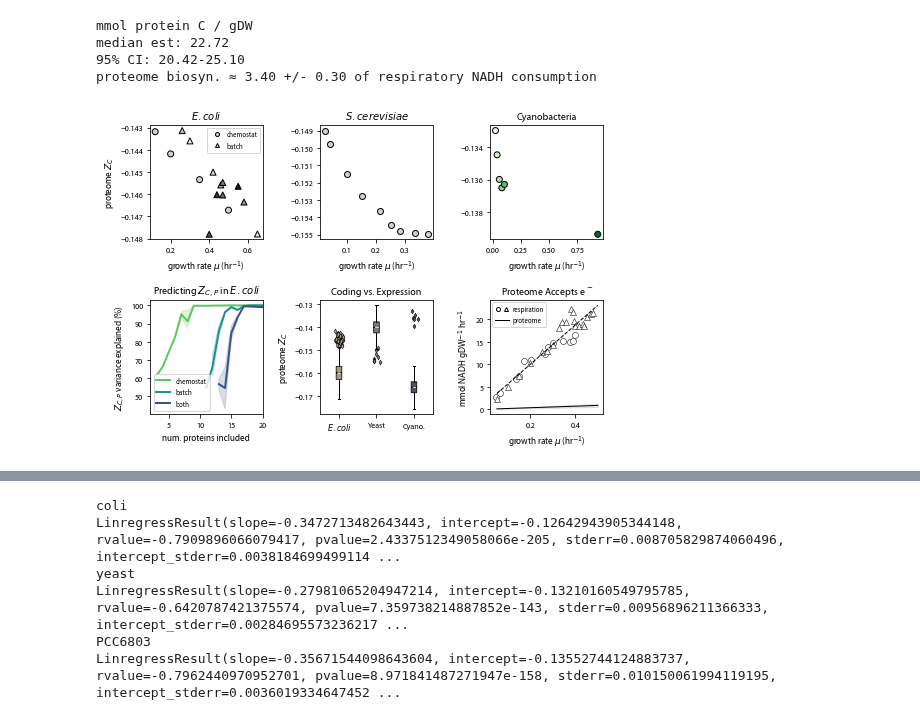
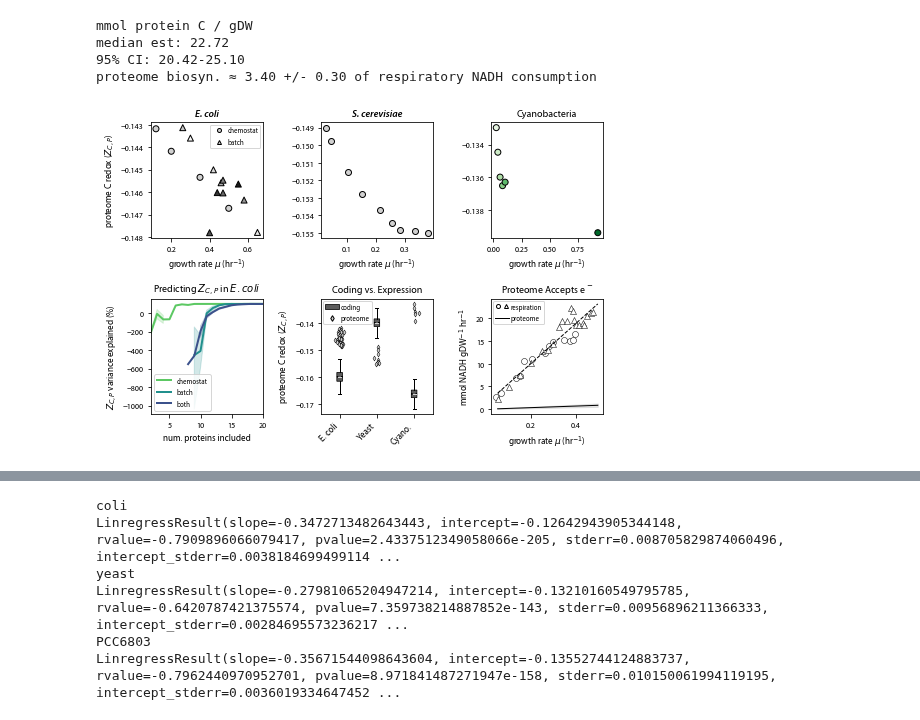
Before and after one commit to flamholz/redox-proteome, a Jupyter notebook: notebooks/AllFigures.ipynb, the cells around one changed output, grey strips where cells are left out. Drawn from its saved outputs; the diff is of its cells as text; code cells hidden in the pictures.

```diff
--- a/notebooks/AllFigures.ipynb
+++ b/notebooks/AllFigures.ipynb
@@ -22,6 +22,8 @@ long_nosc_df = pd.read_csv('../data/genomes/all_ref_prot_NOSC.csv')
 aa_nosc_df = pd.read_csv('../data/aa_nosc.csv')
 
 # Reading the monte-carlo samples of proteome NOSC per-genome.
+unweighted_nosc_est_df = pd.read_csv('../data/genomes/all_ref_prot_NOSC_unweighted_monte_carlo_samples.csv')
+
 # These are "weighted" i.e. allowing for 5 order of variation in expression.
 weighted_nosc_est_df = pd.read_csv('../data/genomes/all_ref_prot_NOSC_weighted_monte_carlo_samples.csv')
 
@@ -64,10 +66,13 @@ mask = np.logical_and(coli_data.condition.isin(mm_conds),
                       coli_data.dataset == 'schmidt_2016')
 coli_schmidt_batch = coli_data[mask].copy()
 # %%
+##### Figure 2 -- proteins expressed during faster growth are more reduced
+
 fig, axs = plt.subplots(ncols=3, nrows=2, figsize=(7.24,5))
 pal = sns.color_palette()
 greys = sns.color_palette('Greys')
 
+# E. coli proteomes from Schmidt 2016
 plt.sca(axs[0,0])
 sns.scatterplot(data=coli_schmidt_chemostat, x='growth_rate_hr', y='proteome_NOSC',
                 style='dataset', markers='o', edgecolor='k', color=greys[1], linewidth=1,
@@ -77,8 +82,8 @@ sns.scatterplot(data=coli_schmidt_batch, x='growth_rate_hr', y='proteome_NOSC',
                 hue='condition', palette=sns.color_palette('Greys', n_colors=n_conds_batch),
                 style='dataset', markers='^', edgecolor='k', color=greys[1], linewidth=1,
                 legend=False)
-plt.title('$E. coli$')
-plt.ylabel('proteome $Z_C$')
+plt.title('E. coli', style='italic')
+plt.ylabel('proteome C redox ($Z_{C,P}$)')
 plt.xlabel('growth rate $\mu$ (hr$^{-1}$)')
 
 legend_elements = [Line2D([0], [0], marker='o', color='w', label='chemostat',
@@ -88,17 +93,19 @@ legend_elements = [Line2D([0], [0], marker='o', color='w', label='chemostat',
                           markerfacecolor=greys[1], markeredgecolor='k',
                           linewidth=1, markersize=4)]
 plt.gca().legend(handles=legend_elements, loc=1,
-                 handletextpad=0.4, borderaxespad=0.3)
+                 handletextpad=0.2, borderaxespad=0.3, borderpad=0.3)
 
+# S. cerevisiae proteome data from Xia 2016
 plt.sca(axs[0,1])
 sns.scatterplot(data=yeast_data, x='growth_rate_hr', y='proteome_NOSC',
                 edgecolor='k', color=greys[1], linewidth=1)
-plt.title('$S. cerevisiae$')
+plt.title('S. cerevisiae', style='italic')
 plt.xlabel('growth rate $\mu$ (hr$^{-1}$)')
 plt.ylabel('')
 
+# Cyanobacterial proteome data from Zavrel 2019
 plt.sca(axs[0,2])
-# color by light intensity?
+# Color by light intensity
 n_intensities = cyano_data.red_light_intensity_uE_m_s.unique().size
 sns.scatterplot(data=cyano_data, x='growth_rate_hr', y='proteome_NOSC',
                 edgecolor='k', color=greys[1], linewidth=1,
@@ -109,15 +116,17 @@ plt.title('Cyanobacteria')
 plt.ylabel('')
 plt.xlabel('growth rate $\mu$ (hr$^{-1}$)')
 
-# Regression analysis for E. coli
+# Z_C,P regression analysis for E. coli proteomes indicates a "diffuse" effect
 plt.sca(axs[1,0])
 
 # Read in the output of the lasso regression analysis
 lasso_res = pd.read_csv('../data/proteomes/Coli/Schmidt_lasso_regression.csv')
-lasso_res['var_explained_pct'] = 100*lasso_res.var_explained
-mask = lasso_res.conditions_included != 'all'
+lasso_res['var_explained_pct'] = 100*lasso_res.r2
+mask = np.logical_and(
+    lasso_res.var_explained_pct > 0,
+    lasso_res.conditions_included != 'all')
 
-sns.lineplot(data=lasso_res[mask], x='n_proteins', y='var_explained_pct', hue='conditions_included',
+sns.lineplot(data=lasso_res[mask], x='number_nonzero', y='var_explained_pct', hue='conditions_included',
              palette='viridis_r')
 
 plt.xlim(2, 20)
@@ -126,37 +135,49 @@ plt.xlabel('num. proteins included')
 plt.ylabel('$Z_{C,P}$ variance explained (%)')
 plt.title('Predicting $Z_{C,P}$ in $E. coli$')
 
+# Coding sequences are not a good predictor of $Z_{C,P}$ in general
+# Systematic deviations from coding sequences whose direction depends on the species.
 plt.sca(axs[1,1])
+
+# First block the values attained by subsampling the coding sequences
 order = 'coli,yeast,PCC6803'.split(',')
-labels = dict(coli='$E. coli$', yeast='Yeast', PCC6803='Cyano.')
-pal = sns.color_palette('cividis_r', n_colors=len(order), desat=0.4)
+labels = dict(coli='E. coli', yeast='Yeast', PCC6803='Cyano.')
 for i, org in enumerate(order):
-    samples = weighted_nosc_est_df[weighted_nosc_est_df.organism == org].NOSC.values
-    plt.boxplot(samples, positions=[i], notch=True, showfliers=False, showmeans=False,
-                patch_artist=True, boxprops=dict(facecolor=pal[i], linewidth=0.75), medianprops=dict(color=greys[1]))
+    samples = unweighted_nosc_est_df[unweighted_nosc_est_df.organism == org].NOSC.values
+    bp = plt.boxplot(samples, positions=[i], notch=True, showfliers=False, showmeans=False,
+                     patch_artist=True, boxprops=dict(facecolor=greys[-2], linewidth=0.75),
+                     medianprops=dict(color=greys[1]))
 
-# plot range of coli measurements
+# plot range of coli proteome measurements
 coli_vals = coli_data.proteome_NOSC.values
 xs = np.zeros(coli_vals.size) + np.random.normal(0, 0.05, coli_vals.size)
-plt.scatter(xs, coli_vals, marker='d', color=pal[0], edgecolors='k',
+plt.scatter(xs, coli_vals, marker='d', color=greys[1], edgecolors='k',
             s=12, linewidths=0.5)
 
-# plot range of yeast measurements
+# plot range of yeast proteome measurements
 yeast_vals = yeast_data.proteome_NOSC.values
 xs = np.ones(yeast_vals.size) + np.random.normal(0, 0.05, yeast_vals.size)
-plt.scatter(xs, yeast_vals, marker='d', color=pal[1], edgecolors='k',
+plt.scatter(xs, yeast_vals, marker='d', color=greys[1], edgecolors='k',
             s=12, linewidths=0.5)
 
 # plot range of cyano measurements
 cyano_vals = cyano_data.proteome_NOSC.values
 xs = np.ones(cyano_vals.size)*2 + np.random.normal(0, 0.05, cyano_vals.size)
-plt.scatter(xs, cyano_vals, marker='d', color=pal[2], edgecolors='k',
+plt.scatter(xs, cyano_vals, marker='d', color=greys[1], edgecolors='k',
             s=12, linewidths=0.5)
 
 ticks = [labels[o] for o in order]
-plt.xticks(np.arange(len(order)), ticks, ha='center')
-plt.ylabel('proteome $Z_C$')
+plt.xticks(np.arange(len(order)), ticks, ha='right',
+           fontsize=9, rotation=45)
+plt.ylabel('proteome C redox ($Z_{C,P}$)')
 plt.title('Coding vs. Expression')
+
+legend_elements = [bp['boxes'][0],
+                   Line2D([0], [0], marker='d', color='w', label='proteome',
+                          markerfacecolor=greys[1], markeredgecolor='k',
+                          linewidth=1, markersize=4)]
+plt.gca().legend(handles=legend_elements, labels='coding,proteome'.split(','),
+                 loc=2, handletextpad=0.2, borderaxespad=0.3, borderpad=0.3)
 
 plt.sca(axs[1, 2])
 # Growth rates u range from 0.05 (10 hrs) to 0.5 (80 min) to match data roughly
@@ -202,33 +223,33 @@ l = plt.plot(mus, protein_NADH_flux_med, lw=1, color='k', zorder=10,
              label='proteome')
 
 med_ratio = protein_NADH_flux_med/pred_resp_NADH_cons
 med_pct = 100*med_ratio
 print('proteome biosyn. ≈ {0:.2f} +/- {1:.2f} of respiratory NADH consumption'.format(
-    med_pct.mean(), med_pct.std()))
+      med_pct.mean(), med_pct.std()))
 
 plt.title('Proteome Accepts e$^-$')
 plt.ylabel('mmol NADH gDW$^{-1}$ hr$^{-1}$')
 plt.xlabel('growth rate $\mu$ (hr$^{-1}$)')
 
 line = Line2D([0], [0], color='k', linewidth=1)
 circ = Line2D([0], [0], marker='o', color='w',
               markerfacecolor='w', markeredgecolor='k',
               linewidth=1, markersize=4)
 tri = Line2D([0], [0], marker='^', color='w',
              markerfacecolor='w', markeredgecolor='k',
              linewidth=1, markersize=4)
 
 legend_elements = [(circ, tri), line]
 plt.gca().legend(handles=legend_elements, labels='respiration,proteome'.split(','),
-                 loc=2, handletextpad=0.4, borderaxespad=0.3,
+                 loc=2, handletextpad=0.2, borderaxespad=0.3, borderpad=0.3,
                  handler_map={tuple: HandlerTuple(ndivide=None)})
 
 plt.tight_layout()
 plt.savefig('../output/Fig2.png', facecolor='w', dpi=300)
 plt.show()
 # %% [output]
 mmol protein C / gDW
 median est: 22.72
 95% CI: 20.42-25.10
 proteome biosyn. ≈ 3.40 +/- 0.30 of respiratory NADH consumption
-[figure, old version]
+[figure, new version]
```
Also changed, not shown: parts of 11 cells of this notebook, 8 other files.
